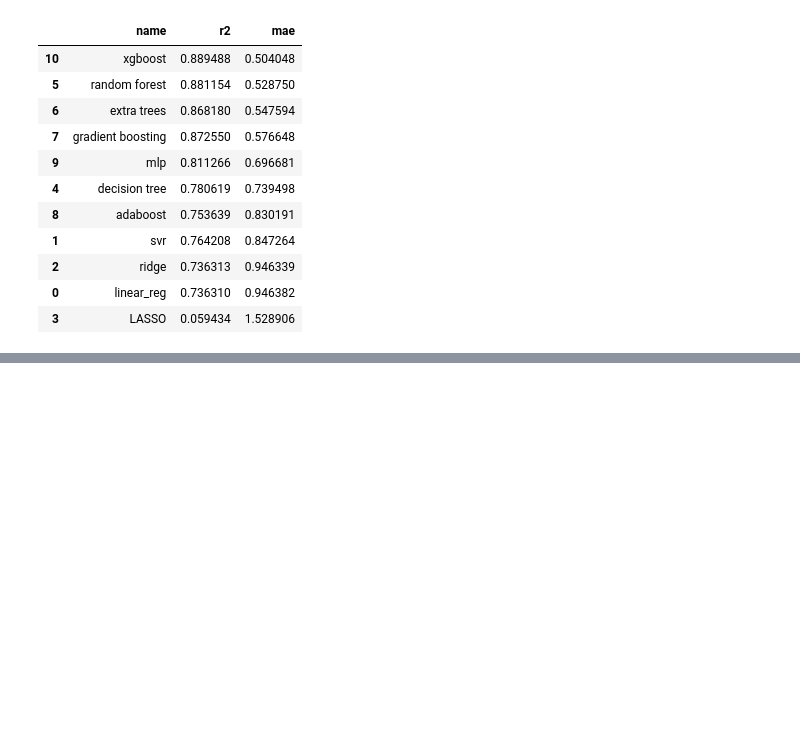
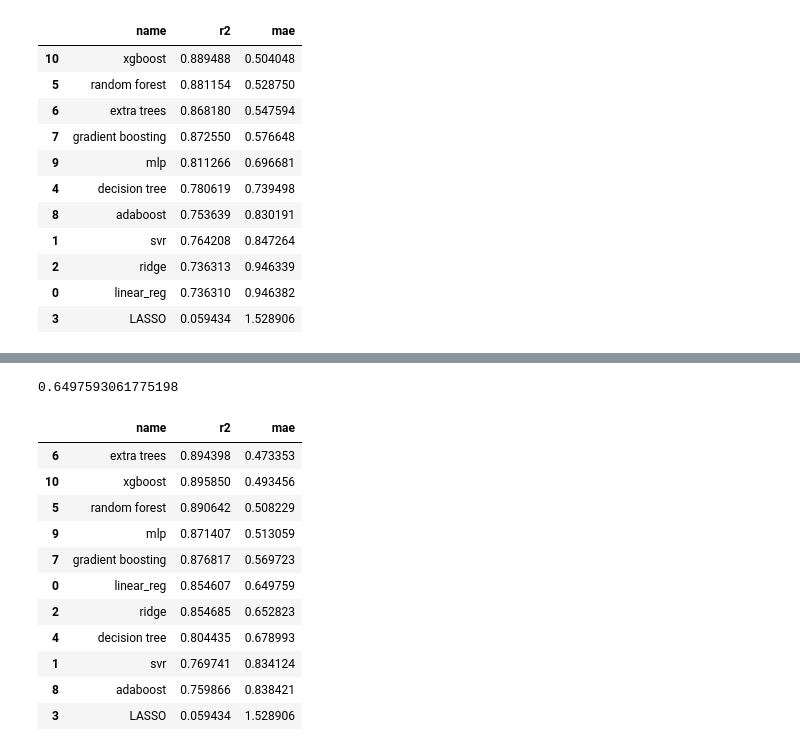
Before and after one commit to garvit1408/NestWise-, a Jupyter notebook: 5 - Feature & Model Selection, productionalization/model-selection.ipynb, the cells around one changed output, grey strips where cells are left out. Cells and saved outputs as stored; diff of their text form; code cells hidden in the pictures; blank space fills up the shorter version.

```diff
--- a/5 - Feature & Model Selection, productionalization/model-selection.ipynb
+++ b/5 - Feature & Model Selection, productionalization/model-selection.ipynb
@@ -207,0 +263,6 @@ model_df.sort_values(['mae'])
+# %%
+y_pred = np.expm1(y_pred)
+# %%
+mean_absolute_error(np.expm1(y_test),y_pred)
+# %% [output]
+0.6497593061775198
@@ -207,0 +298,35 @@ model_df.sort_values(['mae'])
+# %%
+model_dict = {
+    'linear_reg':LinearRegression(),
+    'svr':SVR(),
+    'ridge':Ridge(),
+    'LASSO':Lasso(),
+    'decision tree': DecisionTreeRegressor(),
+    'random forest':RandomForestRegressor(),
+    'extra trees': ExtraTreesRegressor(),
+    'gradient boosting': GradientBoostingRegressor(),
+    'adaboost': AdaBoostRegressor(),
+    'mlp': MLPRegressor(),
+    'xgboost':XGBRegressor()
+}
+# %%
+model_output = []
+for model_name,model in model_dict.items():
+    model_output.append(scorer(model_name, model))
+# %%
+model_df = pd.DataFrame(model_output, columns=['name','r2','mae'])
+# %%
+model_df.sort_values(['mae'])
+# %% [output]
+|  | name | r2 | mae |
+| 6 | extra trees | 0.894398 | 0.473353 |
+| 10 | xgboost | 0.895850 | 0.493456 |
+| 5 | random forest | 0.890642 | 0.508229 |
+| 9 | mlp | 0.871407 | 0.513059 |
+| 7 | gradient boosting | 0.876817 | 0.569723 |
+| 0 | linear_reg | 0.854607 | 0.649759 |
+| 2 | ridge | 0.854685 | 0.652823 |
+| 4 | decision tree | 0.804435 | 0.678993 |
+| 1 | svr | 0.769741 | 0.834124 |
+| 8 | adaboost | 0.759866 | 0.838421 |
+| 3 | LASSO | 0.059434 | 1.528906 |
```
Also changed, not shown: parts of 11 cells of this notebook.
